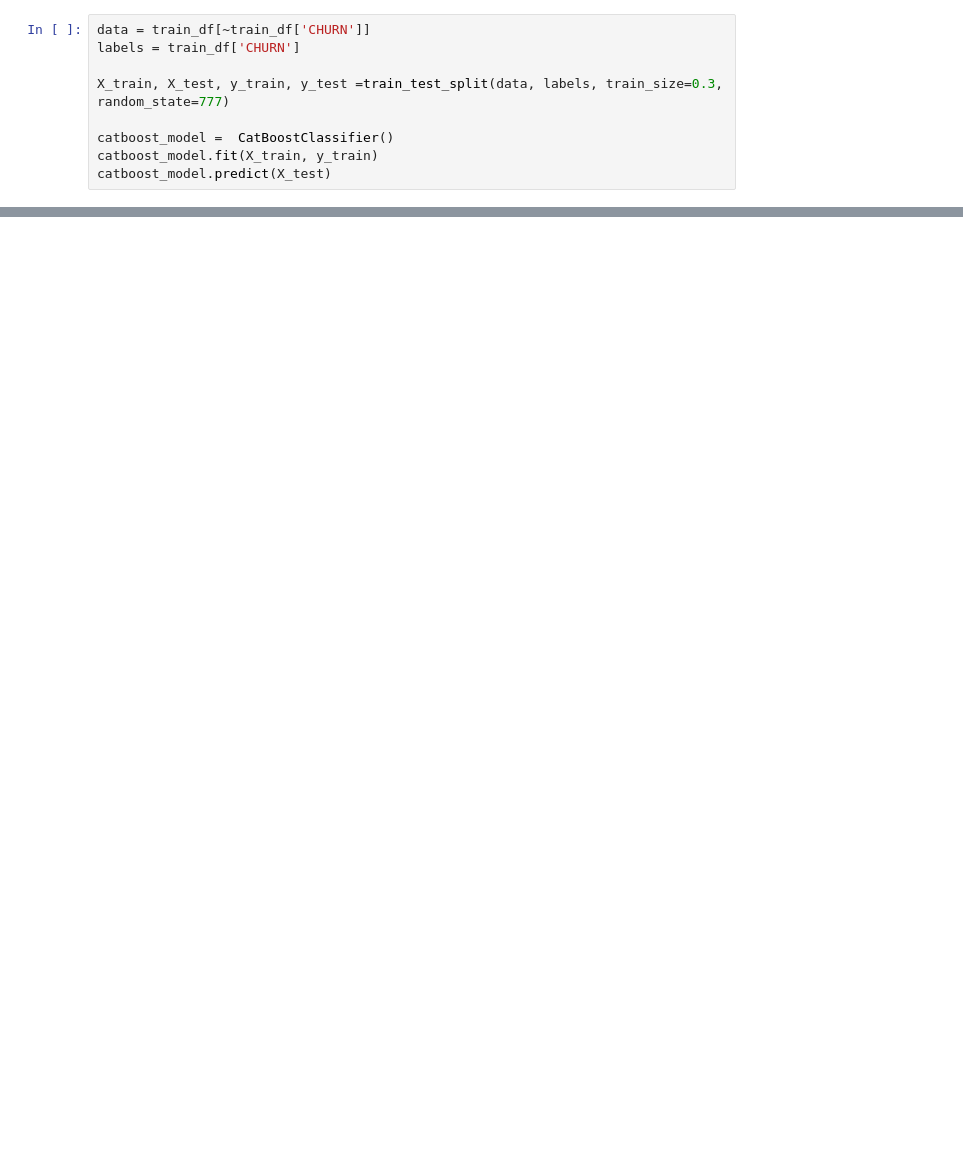
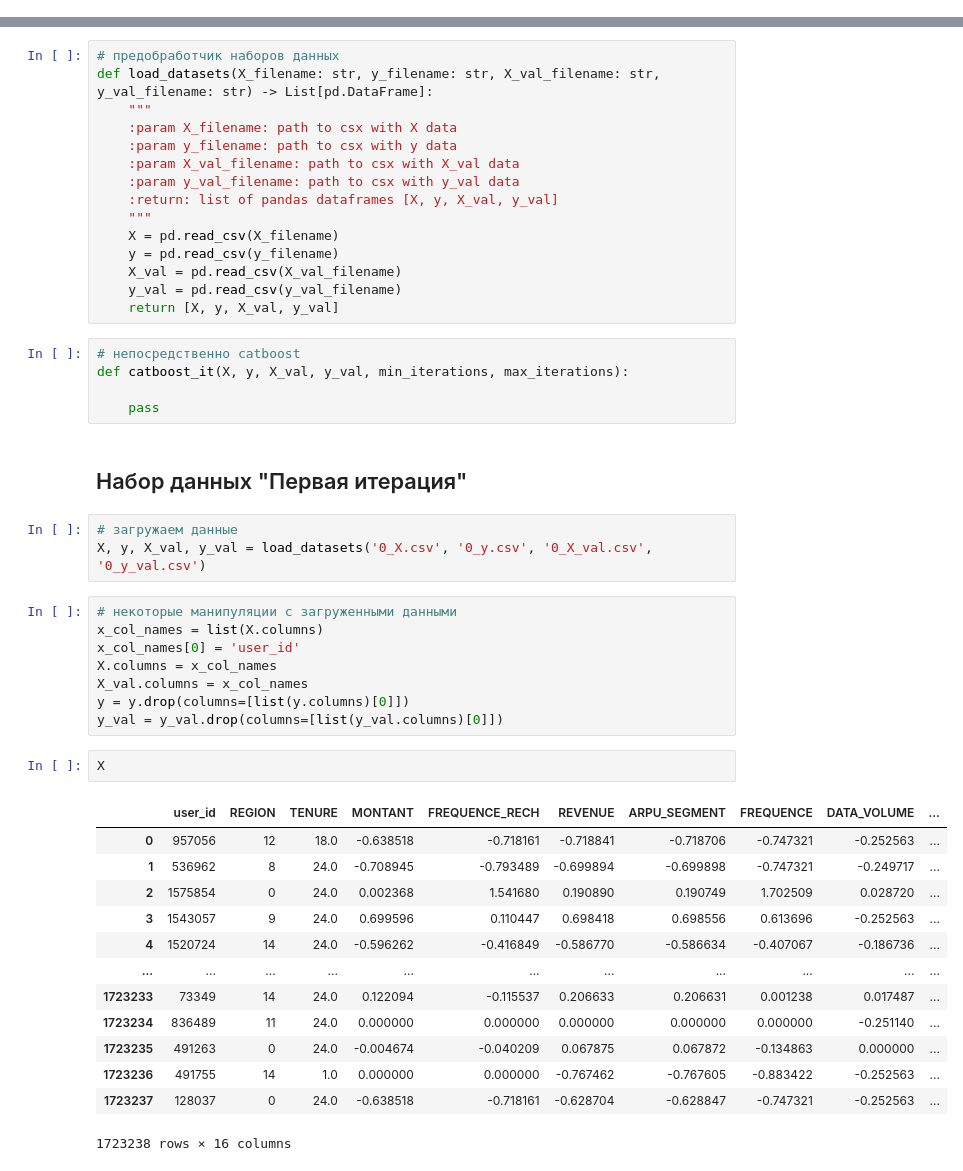
Before and after one commit to AlexHLinS/ds7_ml_contest_team1, a Jupyter notebook: catboost_model.ipynb, the cells around one changed output, grey strips where cells are left out. Saved outputs shown, nothing was run; the diff lists cells and outputs as text; blank space fills up the shorter version.

```diff
--- a/catboost_model.ipynb
+++ b/catboost_model.ipynb
@@ -37,9 +6,0 @@ dtype: int64
-# %%
-data = train_df[~train_df['CHURN']]
-labels = train_df['CHURN']
-
-X_train, X_test, y_train, y_test =train_test_split(data, labels, train_size=0.3, random_state=777)
-
-catboost_model =  CatBoostClassifier()
-catboost_model.fit(X_train, y_train)
-catboost_model.predict(X_test)
@@ -47,0 +29,49 @@ ValueError: Found input variables with inconsistent numbers of samples: [1750061
+# %%
+# предобработчик наборов данных
+def load_datasets(X_filename: str, y_filename: str, X_val_filename: str, y_val_filename: str) -> List[pd.DataFrame]:
+    """
+    :param X_filename: path to csx with X data
+    :param y_filename: path to csx with y data
+    :param X_val_filename: path to csx with X_val data
+    :param y_val_filename: path to csx with y_val data
+    :return: list of pandas dataframes [X, y, X_val, y_val]
+    """
+    X = pd.read_csv(X_filename)
+    y = pd.read_csv(y_filename)
+    X_val = pd.read_csv(X_val_filename)
+    y_val = pd.read_csv(y_val_filename)
+    return [X, y, X_val, y_val]
+# %%
+# непосредственно catboost
+def catboost_it(X, y, X_val, y_val, min_iterations, max_iterations):
+
+    pass
+# %% [markdown]
+## Набор данных "Первая итерация"
+# %%
+# загружаем данные
+X, y, X_val, y_val = load_datasets('0_X.csv', '0_y.csv', '0_X_val.csv', '0_y_val.csv')
+# %%
+# некоторые манипуляции с загруженными данными
+x_col_names = list(X.columns)
+x_col_names[0] = 'user_id'
+X.columns = x_col_names
+X_val.columns = x_col_names
+y = y.drop(columns=[list(y.columns)[0]])
+y_val = y_val.drop(columns=[list(y_val.columns)[0]])
+# %%
+X
+# %% [output]
+|  | user_id | REGION | TENURE | MONTANT | FREQUENCE_RECH | REVENUE | ARPU_SEGMENT | FREQUENCE | DATA_VOLUME | ... |
+| 0 | 957056 | 12 | 18.0 | -0.638518 | -0.718161 | -0.718841 | -0.718706 | -0.747321 | -0.252563 | ... |
+| 1 | 536962 | 8 | 24.0 | -0.708945 | -0.793489 | -0.699894 | -0.699898 | -0.747321 | -0.249717 | ... |
+| 2 | 1575854 | 0 | 24.0 | 0.002368 | 1.541680 | 0.190890 | 0.190749 | 1.702509 | 0.028720 | ... |
+| 3 | 1543057 | 9 | 24.0 | 0.699596 | 0.110447 | 0.698418 | 0.698556 | 0.613696 | -0.252563 | ... |
+| 4 | 1520724 | 14 | 24.0 | -0.596262 | -0.416849 | -0.586770 | -0.586634 | -0.407067 | -0.186736 | ... |
+| ... | ... | ... | ... | ... | ... | ... | ... | ... | ... | ... |
+| 1723233 | 73349 | 14 | 24.0 | 0.122094 | -0.115537 | 0.206633 | 0.206631 | 0.001238 | 0.017487 | ... |
+| 1723234 | 836489 | 11 | 24.0 | 0.000000 | 0.000000 | 0.000000 | 0.000000 | 0.000000 | -0.251140 | ... |
+| 1723235 | 491263 | 0 | 24.0 | -0.004674 | -0.040209 | 0.067875 | 0.067872 | -0.134863 | 0.000000 | ... |
+| 1723236 | 491755 | 14 | 1.0 | 0.000000 | 0.000000 | -0.767462 | -0.767605 | -0.883422 | -0.252563 | ... |
+| 1723237 | 128037 | 0 | 24.0 | -0.638518 | -0.718161 | -0.628704 | -0.628847 | -0.747321 | -0.252563 | ... |
+1723238 rows × 16 columns
```
Also changed, not shown: parts of 11 cells of this notebook, 7 other files.
